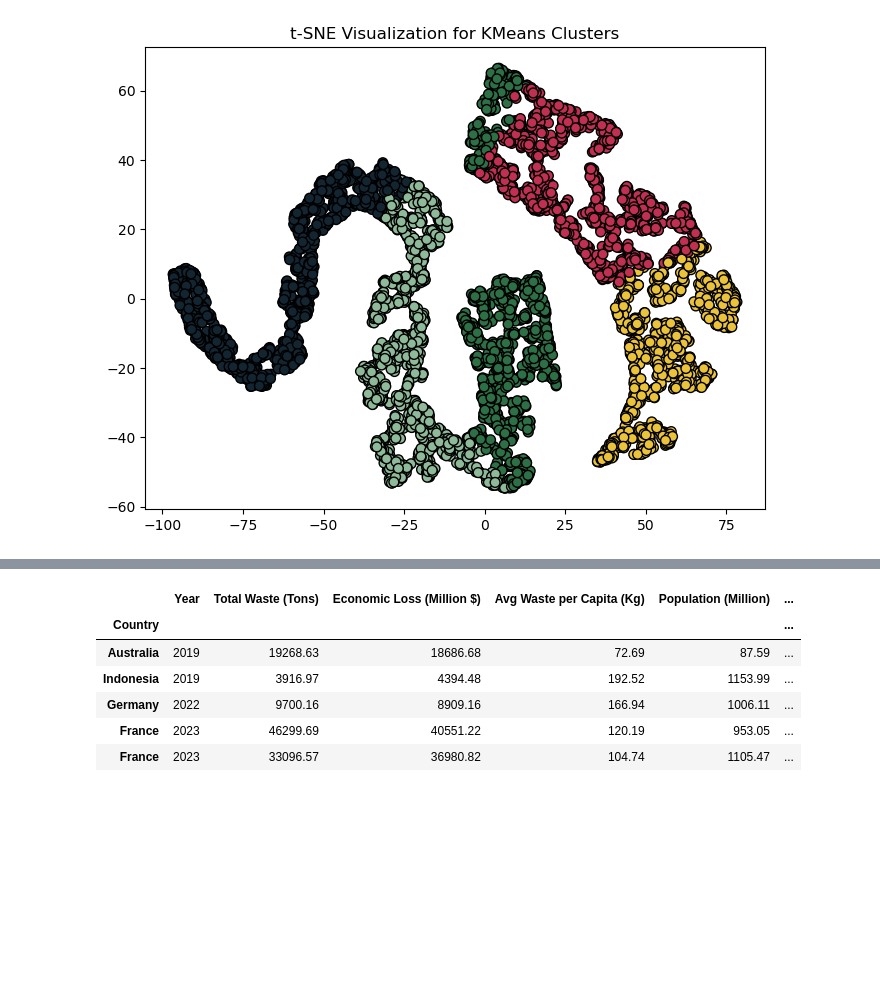
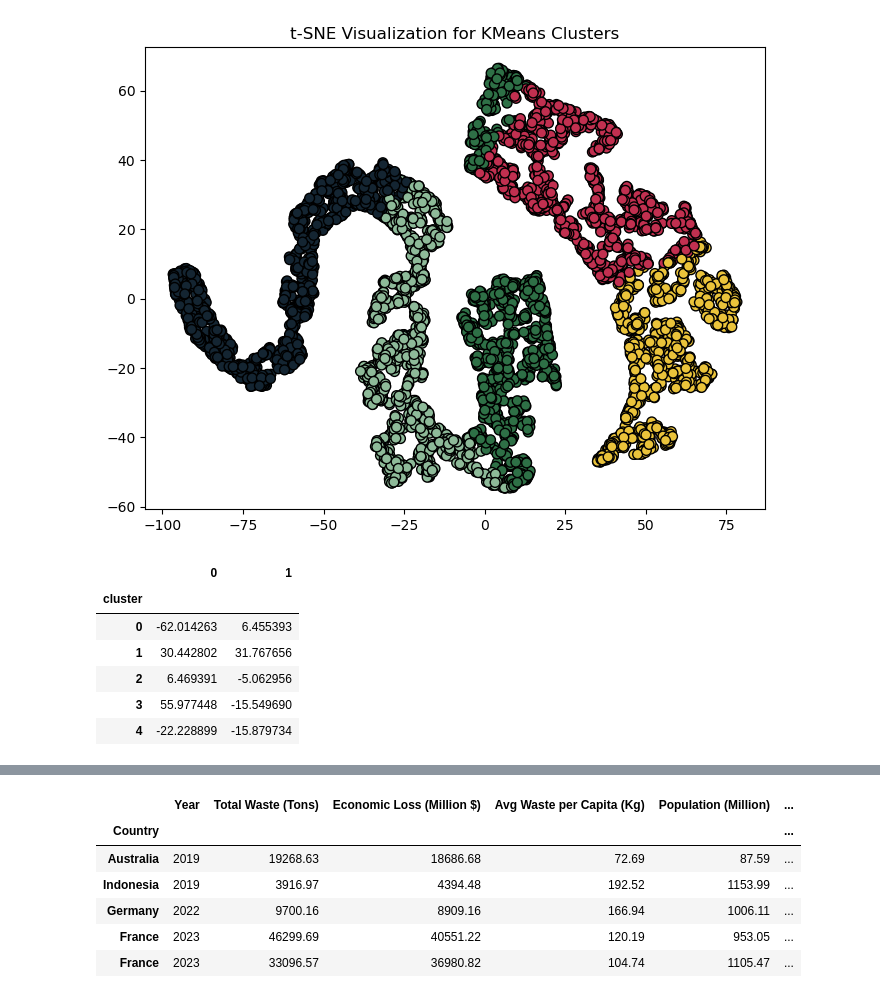
Before and after one commit to kerryoostdyk/Project4-Group1, a Jupyter notebook: Machine_Learning/project4_ML_unsupervised_unscaled.ipynb, the cells around one changed output, grey strips where cells are left out. Drawn from its saved outputs; the diff is of its cells as text; code cells hidden in the pictures; blank space fills up the shorter version.

```diff
--- a/Machine_Learning/project4_ML_unsupervised_unscaled.ipynb
+++ b/Machine_Learning/project4_ML_unsupervised_unscaled.ipynb
@@ -293,2 +293,12 @@ plt.savefig("tsne_clusters.png", dpi=300, bbox_inches='tight')
 # %% [output]
 [figure]
+# %%
+df_tsne.groupby('cluster').mean()
+# %% [output]
+|  | 0 | 1 |
+| cluster |  |  |
+| 0 | -62.014263 | 6.455393 |
+| 1 | 30.442802 | 31.767656 |
+| 2 | 6.469391 | -5.062956 |
+| 3 | 55.977448 | -15.549690 |
+| 4 | -22.228899 | -15.879734 |
```
Also changed, not shown: parts of 4 cells of this notebook.
